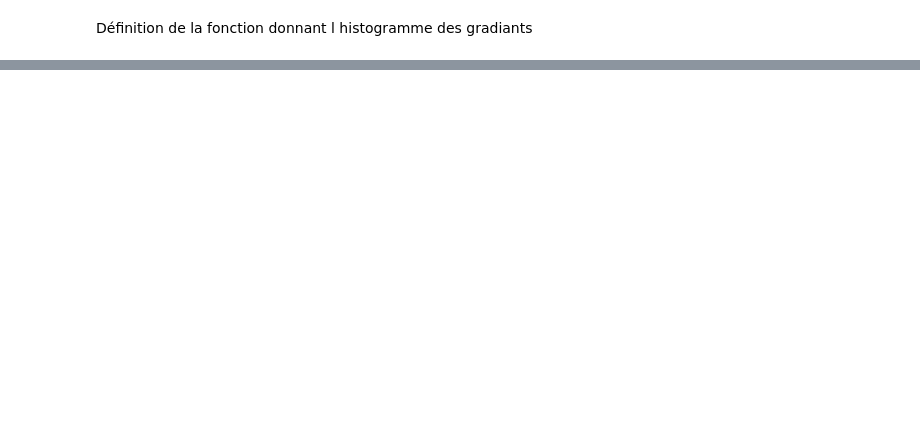
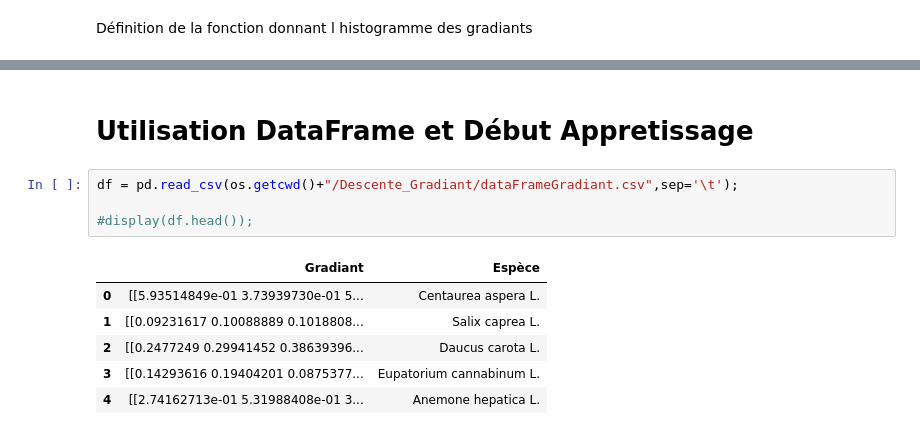
Before and after one commit to LemaitreT/Reconnaissance-visuel-de-plante, a Jupyter notebook: Descente de Gradiant.ipynb, the cells around one changed output, grey strips where cells are left out. Cells and saved outputs as stored; diff of their text form; blank space fills up the shorter version.

```diff
--- a/Descente de Gradiant.ipynb
+++ b/Descente de Gradiant.ipynb
@@ -164,0 +212,13 @@ df.to_csv('dataFrameGradiant.csv')
+# %% [markdown]
+# Utilisation DataFrame et Début Appretissage
+# %%
+df = pd.read_csv(os.getcwd()+"/Descente_Gradiant/dataFrameGradiant.csv",sep='\t');
+
+#display(df.head());
+# %% [output]
+|  | Gradiant | Espèce |
+| 0 | [[5.93514849e-01 3.73939730e-01 5... | Centaurea aspera L. |
+| 1 | [[0.09231617 0.10088889 0.1018808... | Salix caprea L. |
+| 2 | [[0.2477249 0.29941452 0.38639396... | Daucus carota L. |
+| 3 | [[0.14293616 0.19404201 0.0875377... | Eupatorium cannabinum L. |
+| 4 | [[2.74162713e-01 5.31988408e-01 3... | Anemone hepatica L. |
```
Also changed, not shown: parts of 9 cells of this notebook, 1 other file.
